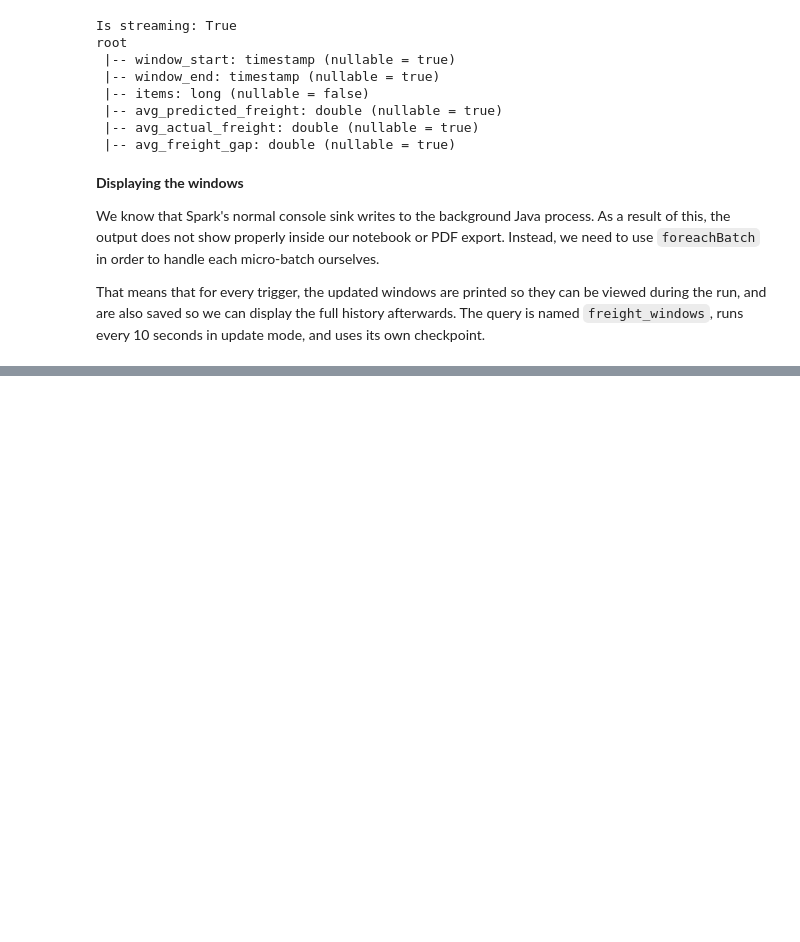
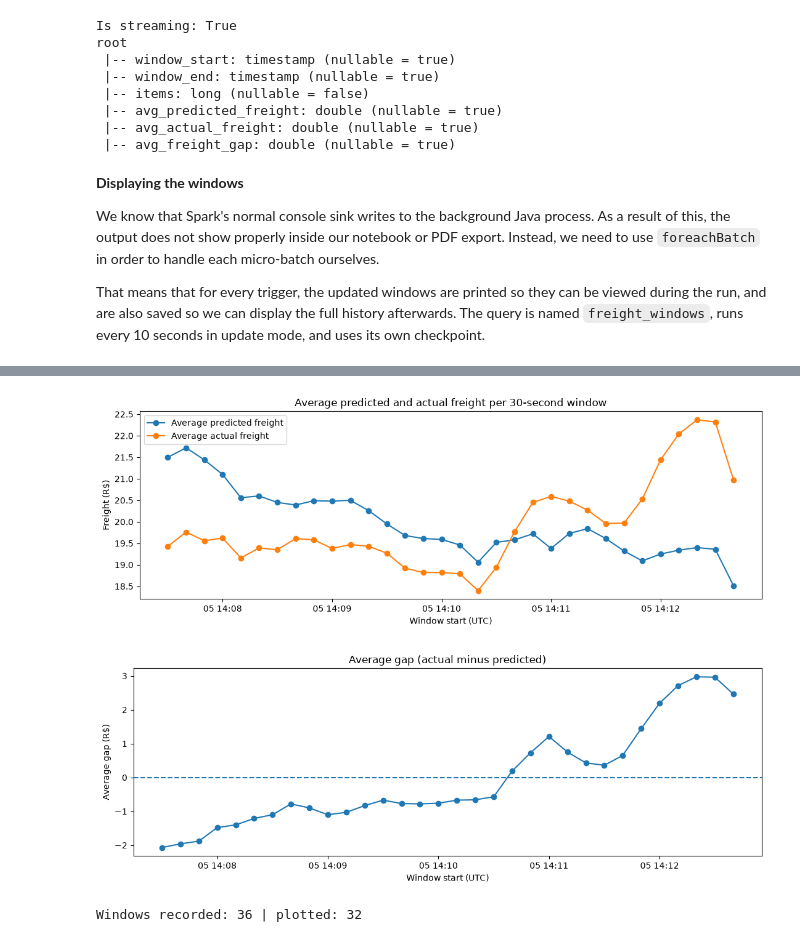
Before and after one commit to mounisha-dev21/ito5202-assessment2-streaming, a Jupyter notebook: assessment2.ipynb, the cells around one changed output, grey strips where cells are left out. Saved outputs shown, nothing was run; the diff lists cells and outputs as text; code cells hidden in the pictures; blank space fills up the shorter version.

```diff
--- a/assessment2.ipynb
+++ b/assessment2.ipynb
@@ -3083,0 +3187,66 @@ final_windows
+# %%
+# Keep only mostly complete windows for plotting
+plot_windows = final_windows[
+    final_windows["items"] >= 2500
+].copy()
+
+
+# Plot predicted and actual freight
+plt.figure(figsize=(11, 4))
+
+plt.plot(
+    plot_windows["window_start"],
+    plot_windows["avg_predicted_freight"],
+    marker="o",
+    label="Average predicted freight"
+)
+
+plt.plot(
+    plot_windows["window_start"],
+    plot_windows["avg_actual_freight"],
+    marker="o",
+    label="Average actual freight"
+)
+
+plt.ylabel("Freight (R$)")
+plt.xlabel("Window start (UTC)")
+plt.title("Average predicted and actual freight per 30-second window")
+plt.legend()
+
+plt.tight_layout()
+plt.show()
+
+
+# Plot the average prediction gap separately
+plt.figure(figsize=(11, 4))
+
+plt.plot(
+    plot_windows["window_start"],
+    plot_windows["avg_freight_gap"],
+    marker="o"
+)
+
+plt.axhline(
+    0,
+    linestyle="--"
+)
+
+plt.ylabel("Average gap (R$)")
+plt.xlabel("Window start (UTC)")
+plt.title("Average gap (actual minus predicted)")
+
+plt.tight_layout()
+plt.show()
+
+
+# Show how many windows were included
+print(
+    "Windows recorded:",
+    len(final_windows),
+    "| plotted:",
+    len(plot_windows)
+)
+# %% [output]
+[figure, added]
+[figure, added]
+Windows recorded: 36 | plotted: 32
```
Also changed, not shown: parts of 24 cells of this notebook, 35 other files.
